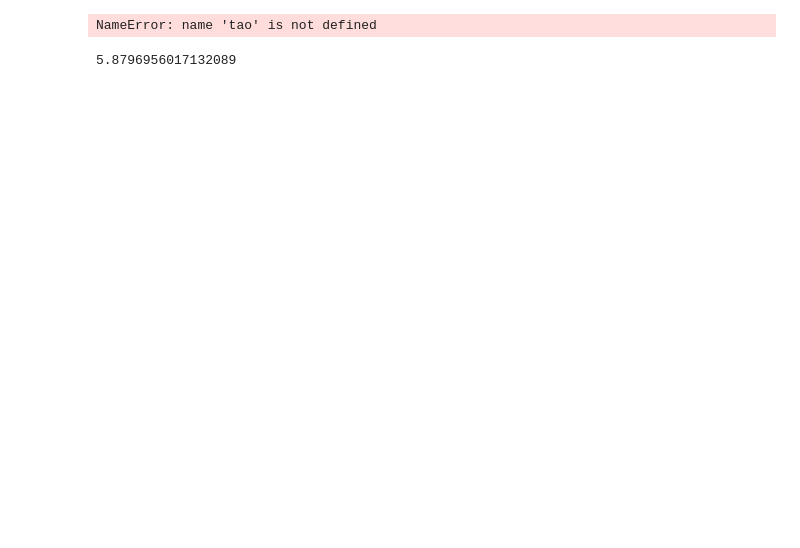
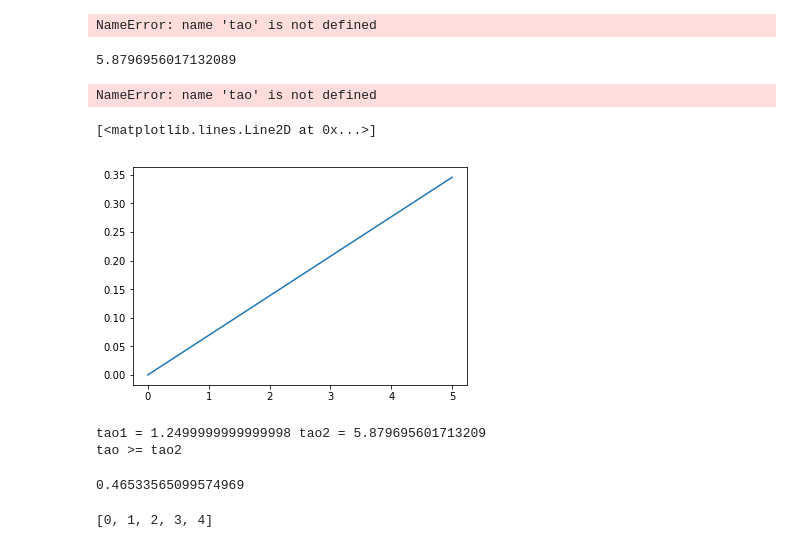
Before and after one commit to pysg/pyther, a Jupyter notebook: Modelo de impregnacion/modelo2/modelo lack.ipynb, the cells around one changed output. Drawn from its saved outputs; the diff is of its cells as text; code cells hidden in the pictures; blank space fills up the shorter version.

```diff
--- a/Modelo de impregnacion/modelo2/modelo lack.ipynb
+++ b/Modelo de impregnacion/modelo2/modelo lack.ipynb
@@ -33,3 +52,14 @@ tao2 = tao1 + xk/(gamma*A*yr) * np.log(xk/xo + (1-xk/xo)*np.exp(xo/xk*A))
 tao2
 # %% [output]
 5.8796956017132089
+# %%
+e = gamma * yr* tao * (1- np.exp(-A))
+np.shape(e)
+type(e)
+# %% [output]
+NameError: name 'tao' is not defined
+# %%
+plt.plot(tao, e)
+# %% [output]
+[<matplotlib.lines.Line2D at 0x...>]
+[figure, added]
@@ -35,0 +85,13 @@ tao2
+# %%
+tao = 9
+print("tao1 = {} tao2 = {}".format(tao1, tao2))
+rendimiento(tao)
+# %% [output]
+tao1 = 1.2499999999999998 tao2 = 5.879695601713209
+tao >= tao2
+0.46533565099574969
+# %%
+ttao = [i for i in range(5)]
+ttao
+# %% [output]
+[0, 1, 2, 3, 4]
```
Also changed, not shown: parts of 16 cells of this notebook, 3 other files.
